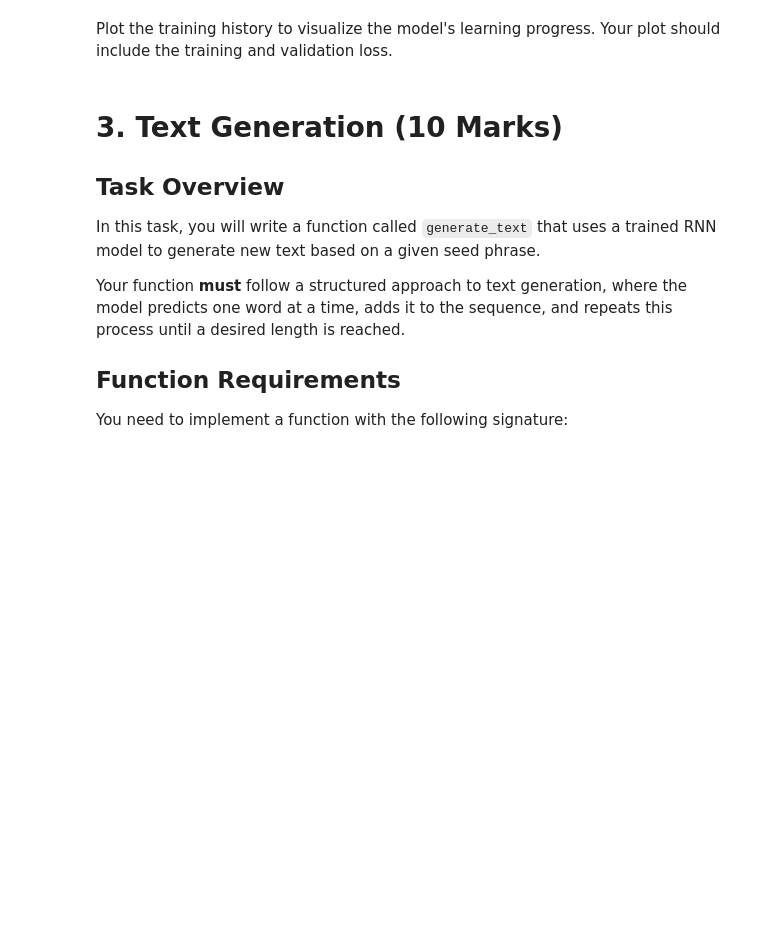
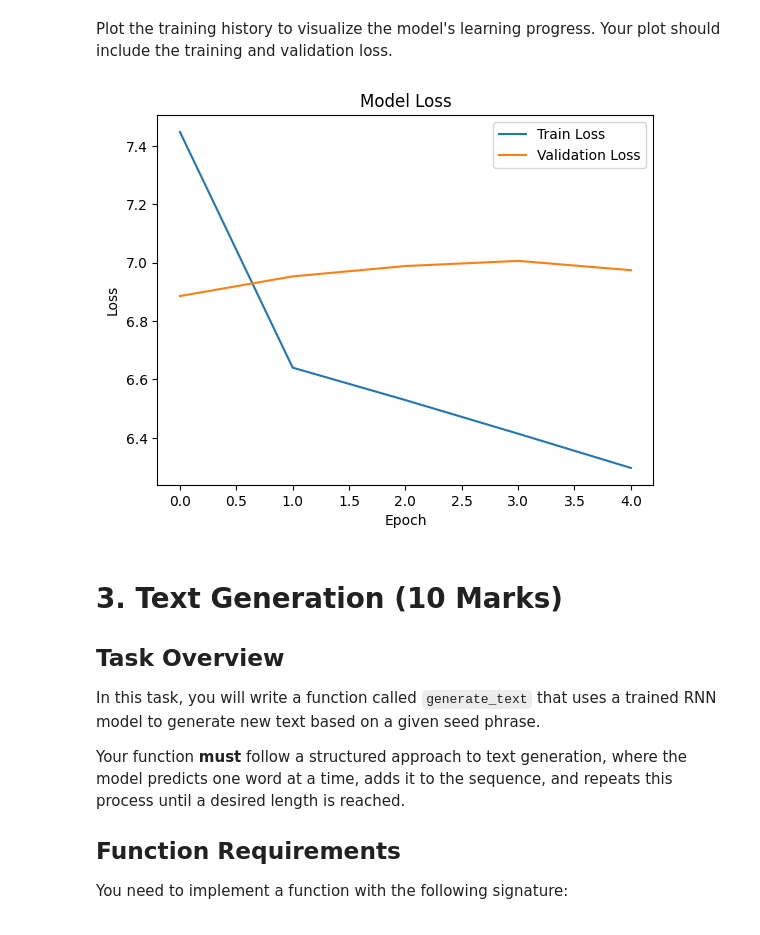
Before and after one commit to nthrsn/deep_learning, a Jupyter notebook: 02_activities/assignments/assignment_2.ipynb, the cells around one changed output. Cells and saved outputs as stored; diff of their text form; code cells hidden in the pictures; blank space fills up the shorter version.

```diff
--- a/02_activities/assignments/assignment_2.ipynb
+++ b/02_activities/assignments/assignment_2.ipynb
@@ -243,8 +243,12 @@ Define the architecture of your RNN model. You can design it however you like, b
 from tensorflow.keras.models import Sequential
 from tensorflow.keras.layers import Embedding, LSTM, Dense
 
+EMBEDDING_DIM = 128
+
 model = Sequential([
-
+    Embedding(input_dim=VOCAB_SIZE, output_dim=EMBEDDING_DIM, input_length=SEQ_LENGTH, trainable=True),
+    LSTM(units=128, return_sequences=False, dropout=0.3),
+    Dense(VOCAB_SIZE, activation='softmax')
 ])
 
 model.summary()
@@ -268,5 +279,9 @@ _your explanation here_
 # %%
 # Solution
+
+from tensorflow.keras.optimizers import Adam
+
+model.compile(loss='categorical_crossentropy', optimizer='adam', metrics=['accuracy'])
 # %% [markdown]
 ## 2.3 Model Training (3 Marks)
 
@@ -276,3 +291,15 @@ Train the model on the training data you've prepared.
 * Store the training history in a variable called `history`.
 # %%
 # Train the model
+
+BATCH_SIZE = 128
+EPOCHS = 5
+
+# Train model and store the results
+history = model.fit(
+    X_train, y_train,
+    validation_data=(X_val, y_val),
+    batch_size=BATCH_SIZE,
+    epochs=EPOCHS,
+    verbose=1
+)
@@ -281,6 +319,27 @@ Plot the training history to visualize the model's learning progress. Your plot
 # %%
 # Solution
 import matplotlib.pyplot as plt
+'''
+# Plot the training and validation accuracy
+plt.plot(history.history['accuracy'], label='Train Accuracy')
+plt.plot(history.history['val_accuracy'], label='Validation Accuracy')
+plt.title('Model Accuracy')
+plt.xlabel('Epoch')
+plt.ylabel('Accuracy')
+plt.legend()
+plt.show()
+'''
+
+# Plot the training and validation loss
+plt.plot(history.history['loss'], label='Train Loss')
+plt.plot(history.history['val_loss'], label='Validation Loss')
+plt.title('Model Loss')
+plt.xlabel('Epoch')
+plt.ylabel('Loss')
+plt.legend()
+plt.show()
+# %% [output]
+[figure, added]
 # %% [markdown]
 # 3. Text Generation (10 Marks)
 
```
Also changed, not shown: parts of 3 cells of this notebook.
